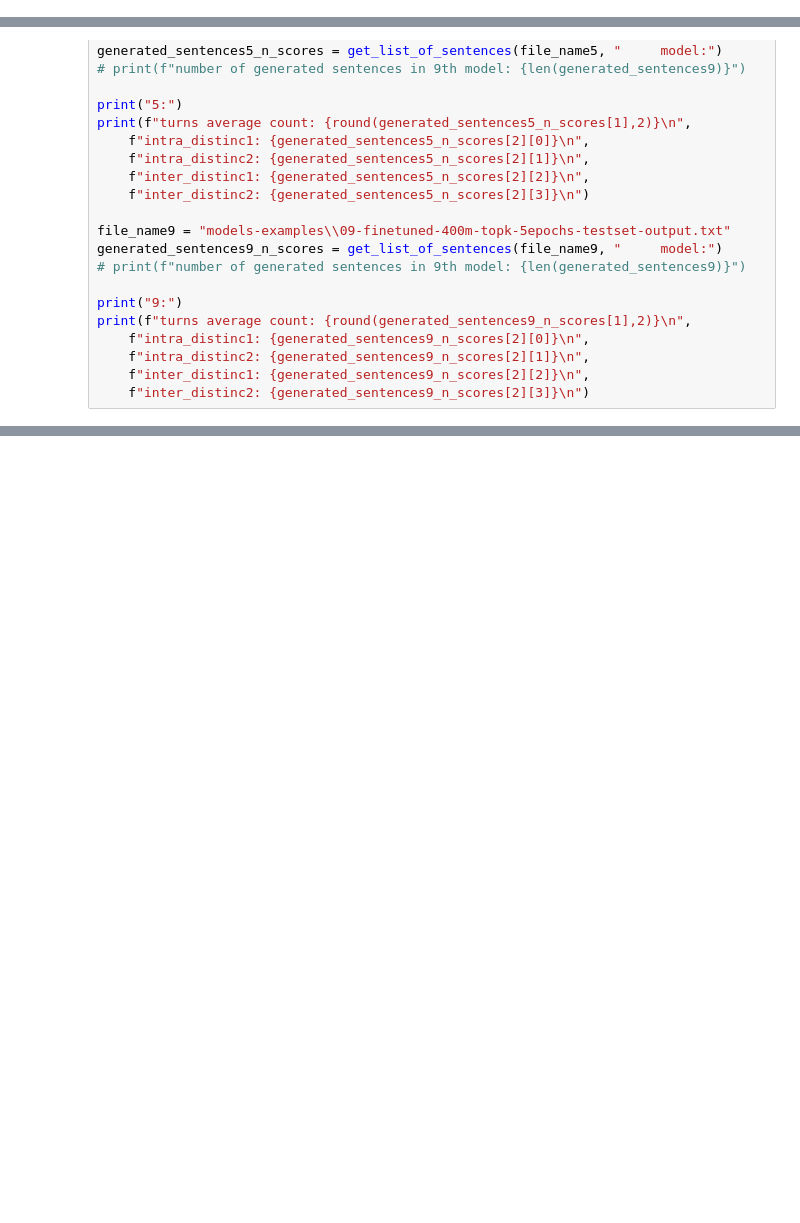
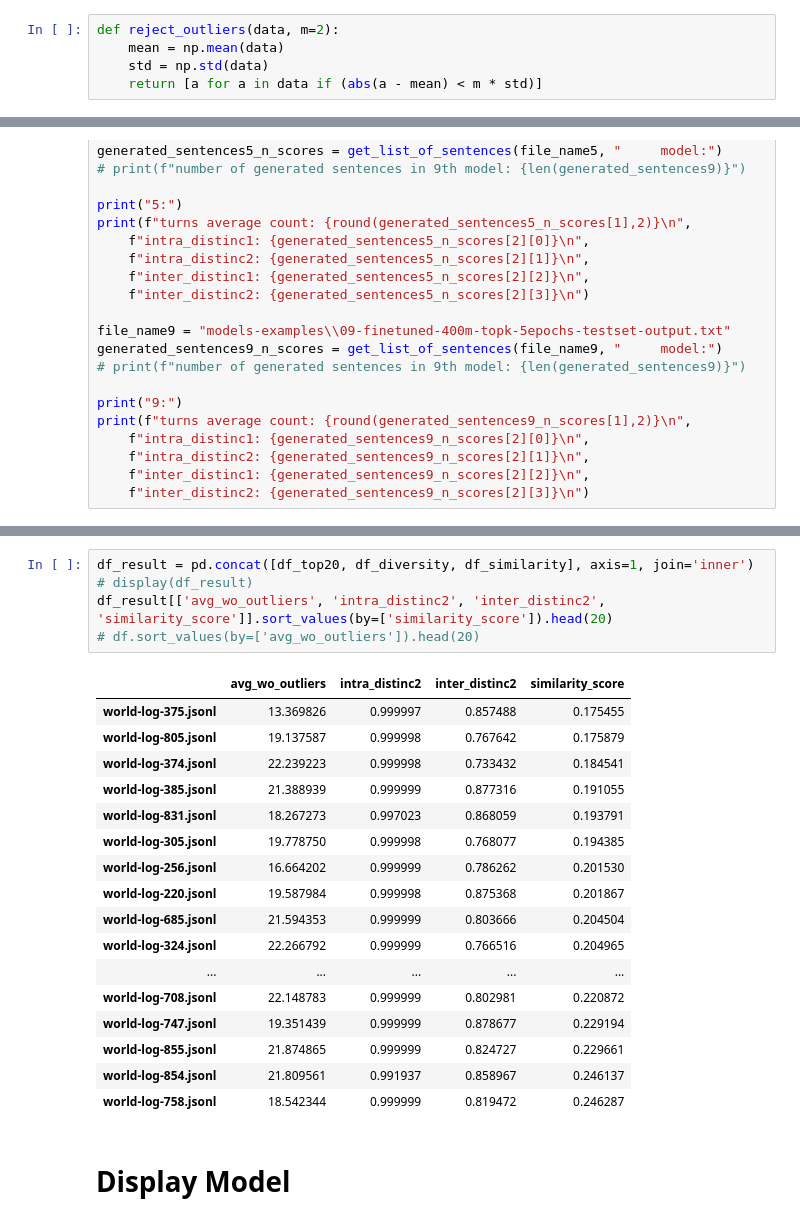
Before and after one commit to amirpaia/blenderbot, a Jupyter notebook: evaluation_metrics.ipynb, the cells around one changed output, grey strips where cells are left out. Cells and saved outputs as stored; diff of their text form; blank space fills up the shorter version.

```diff
--- a/evaluation_metrics.ipynb
+++ b/evaluation_metrics.ipynb
@@ -35,0 +312,5 @@ Thu May 12 13:25:40 2022
+# %%
+def reject_outliers(data, m=2):
+    mean = np.mean(data)
+    std = np.std(data)
+    return [a for a in data if (abs(a - mean) < m * std)]
@@ -264,0 +809,25 @@ Average:  0.3386225622205415
+# %%
+df_result = pd.concat([df_top20, df_diversity, df_similarity], axis=1, join='inner')
+# display(df_result)
+df_result[['avg_wo_outliers', 'intra_distinc2', 'inter_distinc2', 'similarity_score']].sort_values(by=['similarity_score']).head(20)
+# df.sort_values(by=['avg_wo_outliers']).head(20)
+# %% [output]
+|  | avg_wo_outliers | intra_distinc2 | inter_distinc2 | similarity_score |
+| world-log-375.jsonl | 13.369826 | 0.999997 | 0.857488 | 0.175455 |
+| world-log-805.jsonl | 19.137587 | 0.999998 | 0.767642 | 0.175879 |
+| world-log-374.jsonl | 22.239223 | 0.999998 | 0.733432 | 0.184541 |
+| world-log-385.jsonl | 21.388939 | 0.999999 | 0.877316 | 0.191055 |
+| world-log-831.jsonl | 18.267273 | 0.997023 | 0.868059 | 0.193791 |
+| world-log-305.jsonl | 19.778750 | 0.999998 | 0.768077 | 0.194385 |
+| world-log-256.jsonl | 16.664202 | 0.999999 | 0.786262 | 0.201530 |
+| world-log-220.jsonl | 19.587984 | 0.999998 | 0.875368 | 0.201867 |
+| world-log-685.jsonl | 21.594353 | 0.999999 | 0.803666 | 0.204504 |
+| world-log-324.jsonl | 22.266792 | 0.999999 | 0.766516 | 0.204965 |
+| ... | ... | ... | ... | ... |
+| world-log-708.jsonl | 22.148783 | 0.999999 | 0.802981 | 0.220872 |
+| world-log-747.jsonl | 19.351439 | 0.999999 | 0.878677 | 0.229194 |
+| world-log-855.jsonl | 21.874865 | 0.999999 | 0.824727 | 0.229661 |
+| world-log-854.jsonl | 21.809561 | 0.991937 | 0.858967 | 0.246137 |
+| world-log-758.jsonl | 18.542344 | 0.999999 | 0.819472 | 0.246287 |
+# %% [markdown]
+# Display Model
```
Also changed, not shown: parts of 37 cells of this notebook.
